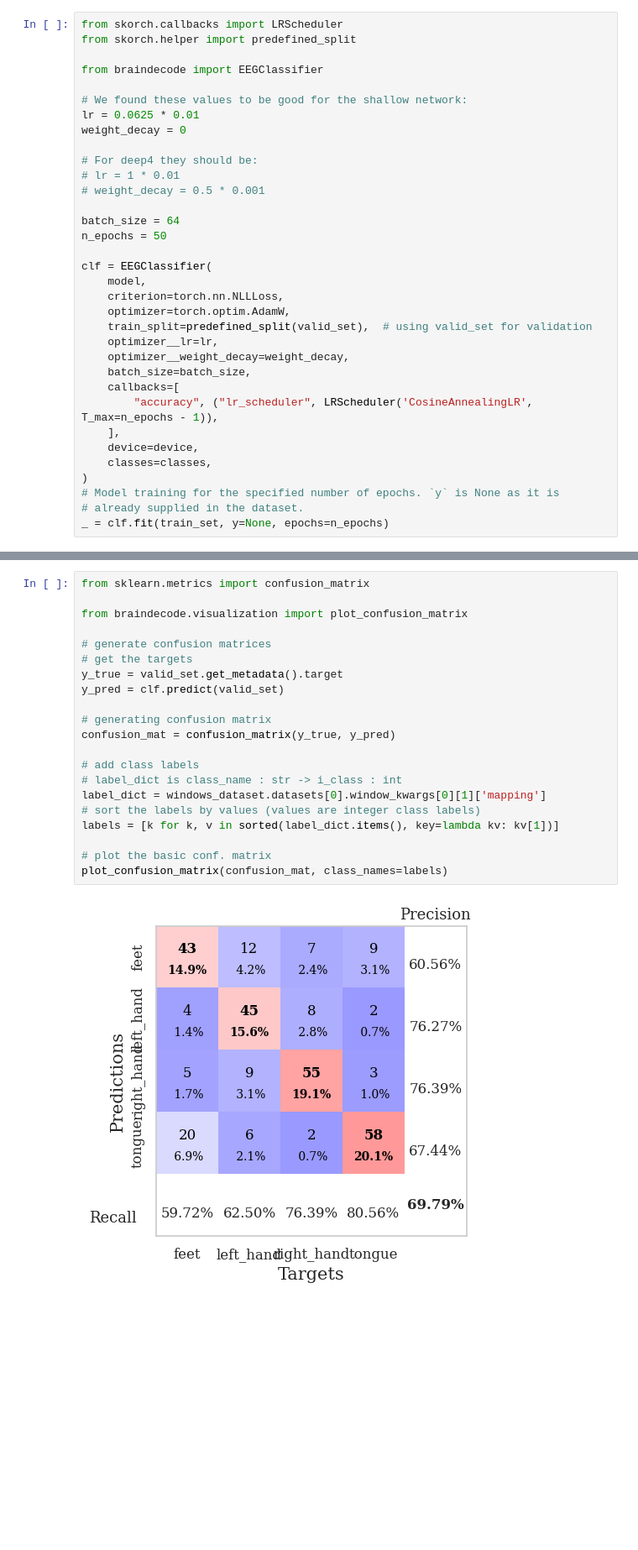
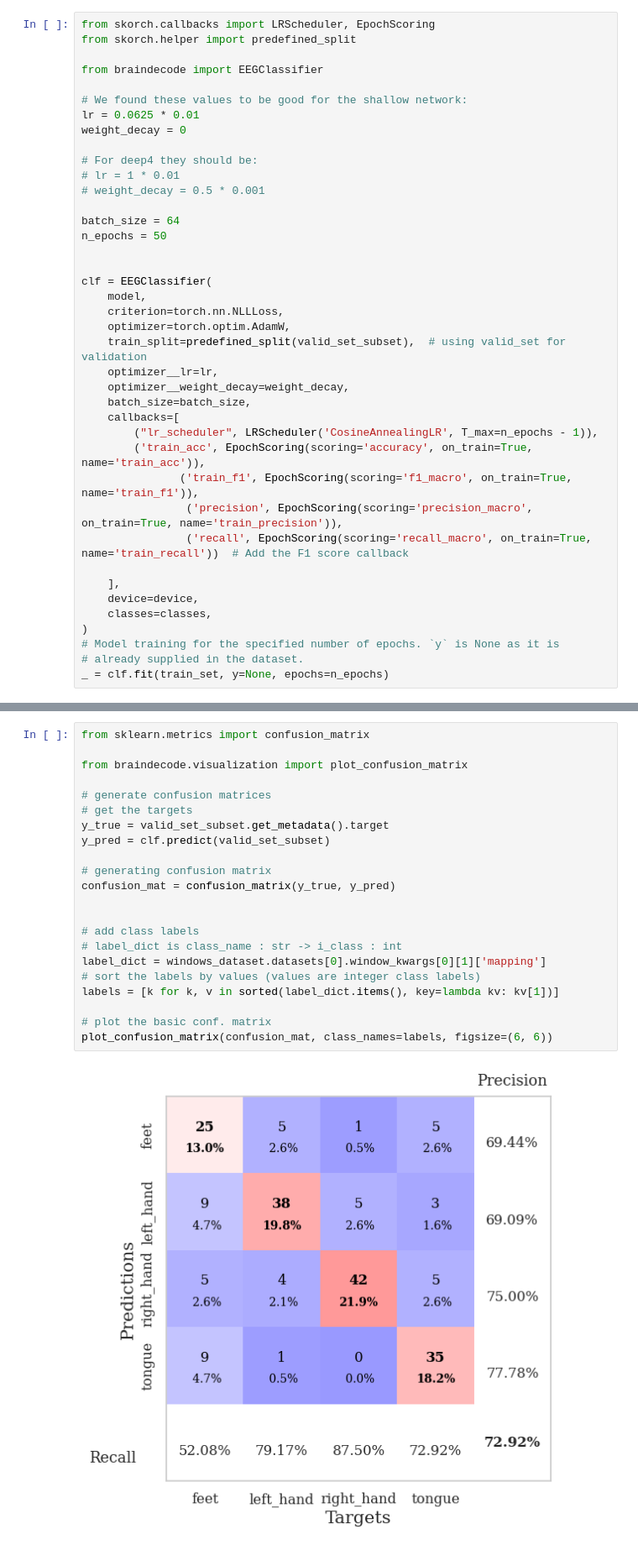
Before and after one commit to nickelodeon20/Test-Model-Performances, a Jupyter notebook: ShallowFBCSPNet/ShallowFBCSPNet_BCI_IV2a_data.ipynb, the cells around one changed output, grey strips where cells are left out. Shown at 84% size. Cells and saved outputs as stored; diff of their text form; blank space fills up the shorter version.

Commit message:
Update code - works now (still Numpy download issues); updated graphs/confusion matrices, cleaned up debugging statements, train/valid/test split fixed

```diff
--- a/ShallowFBCSPNet/ShallowFBCSPNet_BCI_IV2a_data.ipynb
+++ b/ShallowFBCSPNet/ShallowFBCSPNet_BCI_IV2a_data.ipynb
@@ -942,7 +276,7 @@ Params size (MB): 0.04
 Estimated Total Size (MB): 0.50
 ============================================================================================================================================
 # %%
-from skorch.callbacks import LRScheduler
+from skorch.callbacks import LRScheduler, EpochScoring
 from skorch.helper import predefined_split
 
 from braindecode import EEGClassifier
@@ -958,16 +292,22 @@ weight_decay = 0
 batch_size = 64
 n_epochs = 50
 
+
 clf = EEGClassifier(
     model,
     criterion=torch.nn.NLLLoss,
     optimizer=torch.optim.AdamW,
-    train_split=predefined_split(valid_set),  # using valid_set for validation
+    train_split=predefined_split(valid_set_subset),  # using valid_set for validation
     optimizer__lr=lr,
     optimizer__weight_decay=weight_decay,
     batch_size=batch_size,
     callbacks=[
-        "accuracy", ("lr_scheduler", LRScheduler('CosineAnnealingLR', T_max=n_epochs - 1)),
+        ("lr_scheduler", LRScheduler('CosineAnnealingLR', T_max=n_epochs - 1)),
+        ('train_acc', EpochScoring(scoring='accuracy', on_train=True, name='train_acc')),
+               ('train_f1', EpochScoring(scoring='f1_macro', on_train=True, name='train_f1')),
+                ('precision', EpochScoring(scoring='precision_macro', on_train=True, name='train_precision')),
+                ('recall', EpochScoring(scoring='recall_macro', on_train=True, name='train_recall'))  # Add the F1 score callback
+
     ],
     device=device,
     classes=classes,
@@ -1034,23 +400,24 @@ plt.tight_layout()
 # %%
 from sklearn.metrics import confusion_matrix
 
 from braindecode.visualization import plot_confusion_matrix
 
 # generate confusion matrices
 # get the targets
-y_true = valid_set.get_metadata().target
-y_pred = clf.predict(valid_set)
+y_true = valid_set_subset.get_metadata().target
+y_pred = clf.predict(valid_set_subset)
 
 # generating confusion matrix
 confusion_mat = confusion_matrix(y_true, y_pred)
+
 
 # add class labels
 # label_dict is class_name : str -> i_class : int
 label_dict = windows_dataset.datasets[0].window_kwargs[0][1]['mapping']
 # sort the labels by values (values are integer class labels)
 labels = [k for k, v in sorted(label_dict.items(), key=lambda kv: kv[1])]
 
 # plot the basic conf. matrix
-plot_confusion_matrix(confusion_mat, class_names=labels)
+plot_confusion_matrix(confusion_mat, class_names=labels, figsize=(6, 6))
 # %% [output]
-[figure, old version]
+[figure, new version]
```
Also changed, not shown: parts of 31 cells of this notebook.
